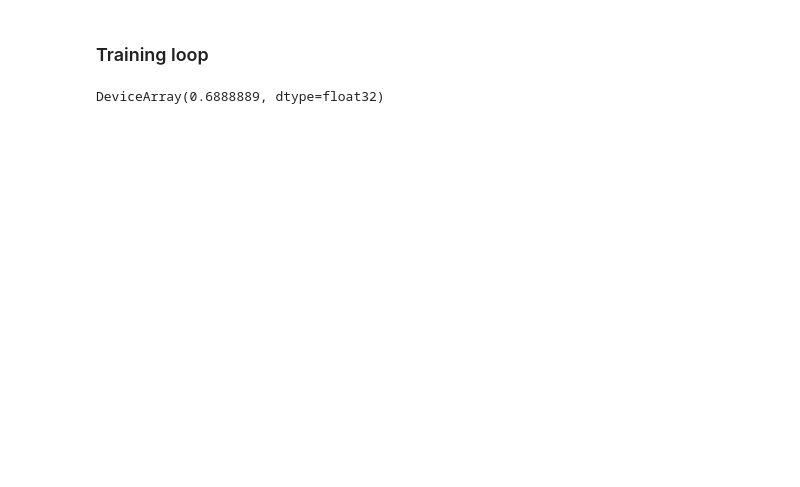
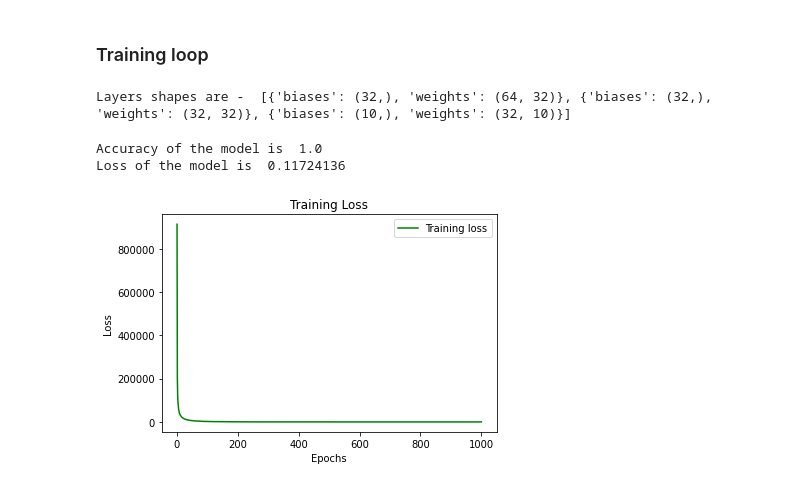
Before and after one commit to TakshPanchal/jax_notebooks, a Jupyter notebook: simple_mlp.ipynb, the cells around one changed output. Drawn from its saved outputs; the diff is of its cells as text; code cells hidden in the pictures; blank space fills up the shorter version.

```diff
--- a/simple_mlp.ipynb
+++ b/simple_mlp.ipynb
@@ -60,6 +60,7 @@ labels = mnist['target']
 
 n_images = images.shape[0]
 im_shape = images[0].shape
+n_classes = len(mnist['target_names'])
 print("Total no. of images are ", n_images)
 print("Shape of a image is",im_shape)
 # %% [output]
@@ -124,5 +179,15 @@ This is image of neural network of two hidden layers. The first layer is called
 # %%
-def init_params(layer_sizes,seed):
+def init_params(layer_sizes,seed=42):
+    """
+    Initiate parameters of MLP model.
+
+    Arguments:
+    layer_sizes -- list of sizes of layers starting from input layer to output layer
+    seed -- interger, seed for random number generation
+
+    Returns:
+    params -- pytree of weights and biases of the layers
+    """
     n_layers = len(layer_sizes)
     parent_key = random.PRNGKey(seed)
     params = []
@@ -133,8 +198,8 @@ def init_params(layer_sizes,seed):
         in_size = layer_sizes[i]
         out_size = layer_sizes[i+1]
 
-        W = random.normal(w_key,shape=(in_size,out_size))
-        b = random.normal(b_key,shape=(out_size,))
-        params.append(dict(weights=W,biases=b))
+        weights = random.normal(w_key,shape=(in_size, out_size))
+        biases = random.normal(b_key,shape=(out_size,))
+        params.append(dict(weights=weights,biases=biases))
     return params
 # %%
@@ -242,4 +313,0 @@ for e in trange(epochs):
-# %%
-3test_accuracy = accuracy(params,X_test,y_test)
-# %% [output]
-DeviceArray(0.6888889, dtype=float32)
@@ -246,2 +374,33 @@ DeviceArray(0.6888889, dtype=float32)
+# %%
+epochs = 1000
+batch_size = 256
+n_features = im_shape[0] * im_shape[1]
+layers = [n_features, 32, 32, n_classes]
+
+params = init_params(layers,42)
+print("Layers shapes are - ", jax.tree_map(lambda p: p.shape,params))
+
+X_train_flattern = X_train.reshape(-1, n_features) # one hot encode labels encode labels
+y_train_encoded = jax.nn.one_hot(y_train, n_classes) # flattern inputs
+
+params, loss_train = train(X_train_flattern, y_train_encoded, params, epochs = epochs)
+# %% [output]
+Layers shapes are -  [{'biases': (32,), 'weights': (64, 32)}, {'biases': (32,), 'weights': (32, 32)}, {'biases': (10,), 'weights': (32, 10)}]
+# %%
+eval_loss, eval_acc = evaluate(X_train_flattern, y_train, params)
+# %% [output]
+Accuracy of the model is  1.0
+Loss of the model is  0.11724136
+# %%
+epochs_range = range(1, epochs + 1)
+plt.plot(epochs_range, loss_train, 'g', label='Training loss')
+# plt.plot(epochs, loss_val, 'b', label='validation loss')
+plt.title('Training Loss')
+plt.xlabel('Epochs')
+plt.ylabel('Loss')
+plt.legend()
+plt.show()
+# %% [output]
+[figure, added]
 # %%
 # %% [output]
```
Also changed, not shown: parts of 16 cells of this notebook.
